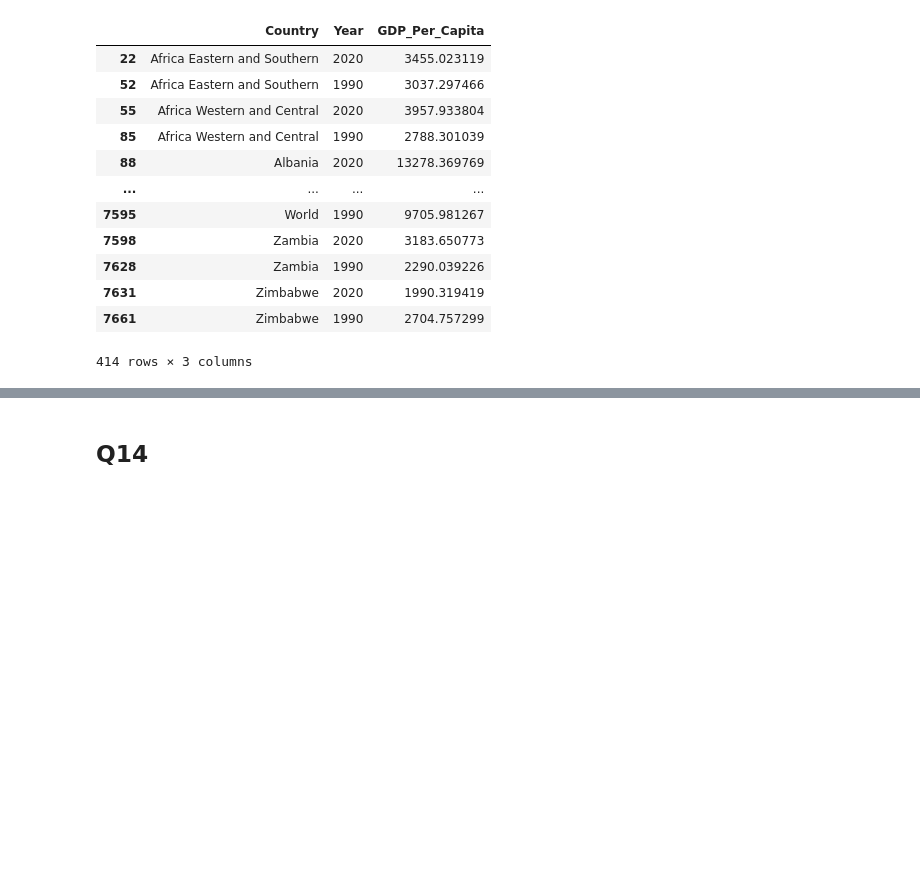
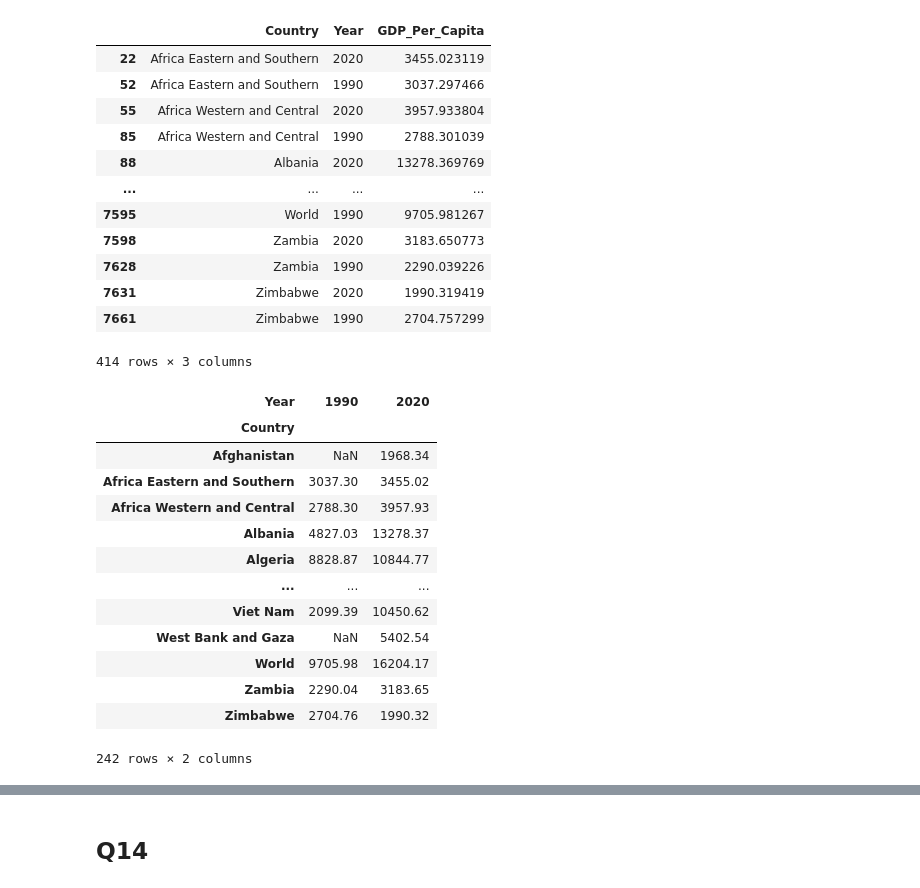
Before and after one commit to NSS-Data-Analytics-Cohort-11/undata-AdellAD4, a Jupyter notebook: notebooks/UN_data_analysis_DA11.ipynb, the cells around one changed output, grey strips where cells are left out. Drawn from its saved outputs; the diff is of its cells as text; code cells hidden in the pictures; blank space fills up the shorter version.

```diff
--- a/notebooks/UN_data_analysis_DA11.ipynb
+++ b/notebooks/UN_data_analysis_DA11.ipynb
@@ -379,0 +382,17 @@ years_9020[years_9020.groupby("Country").Country.transform(len)>1]
+# %%
+years_9020_pivot
+# %% [output]
+| Year | 1990 | 2020 |
+| Country |  |  |
+| Afghanistan | NaN | 1968.34 |
+| Africa Eastern and Southern | 3037.30 | 3455.02 |
+| Africa Western and Central | 2788.30 | 3957.93 |
+| Albania | 4827.03 | 13278.37 |
+| Algeria | 8828.87 | 10844.77 |
+| ... | ... | ... |
+| Viet Nam | 2099.39 | 10450.62 |
+| West Bank and Gaza | NaN | 5402.54 |
+| World | 9705.98 | 16204.17 |
+| Zambia | 2290.04 | 3183.65 |
+| Zimbabwe | 2704.76 | 1990.32 |
+242 rows × 2 columns
```
Also changed, not shown: parts of 28 cells of this notebook.
